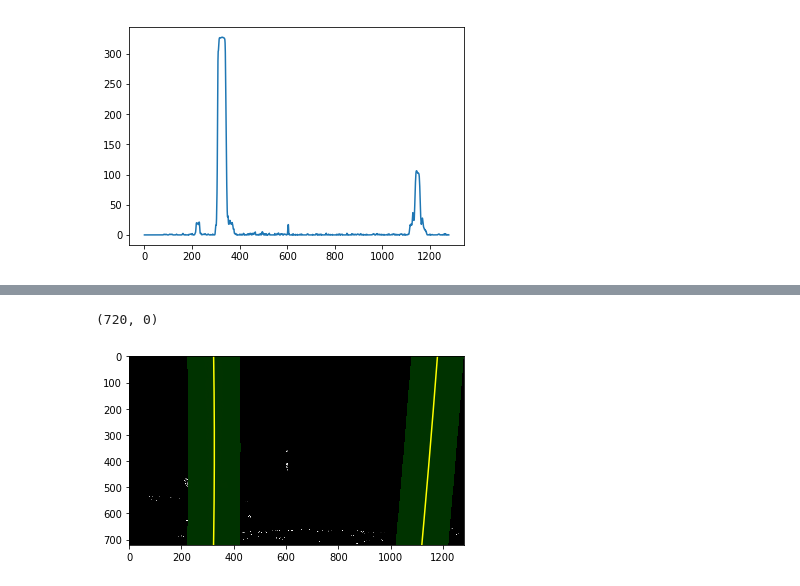
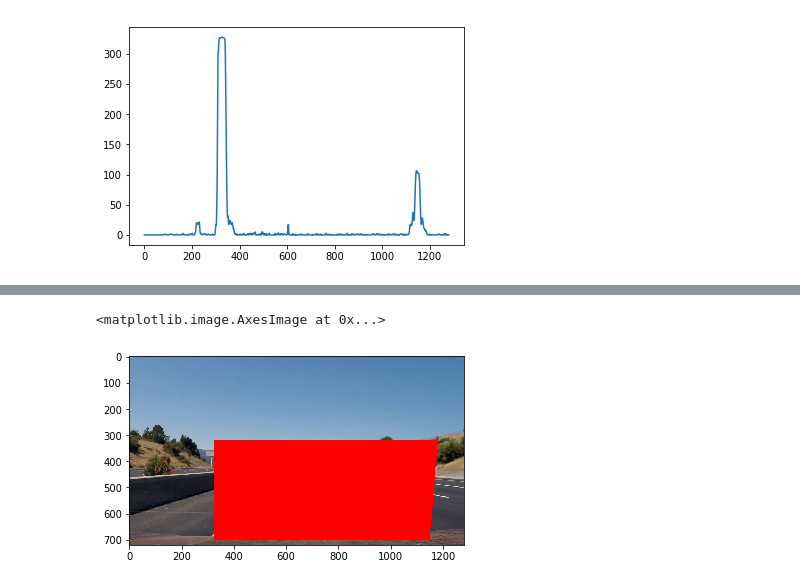
Before and after one commit to hygu/nd013, a Jupyter notebook: exp-Conv-closest.ipynb, the cells around one changed output, grey strips where cells are left out. Saved outputs shown, nothing was run; the diff lists cells and outputs as text; code cells hidden in the pictures.

```diff
--- a/exp-Conv-closest.ipynb
+++ b/exp-Conv-closest.ipynb
@@ -255,34 +269,33 @@ right_fitx = right_fit[0]*ploty**2 + right_fit[1]*ploty + right_fit[2]
-# %%
-# Create an image to draw on and an image to show the selection window
-out_img = np.dstack((binary_warped, binary_warped, binary_warped))*255
-window_img = np.zeros_like(out_img)
-# Color in left and right line pixels
-out_img[nonzeroy[left_lane_inds], nonzerox[left_lane_inds]] = [255, 0, 0]
-out_img[nonzeroy[right_lane_inds], nonzerox[right_lane_inds]] = [0, 0, 255]
-
-# Generate a polygon to illustrate the search window area
-# And recast the x and y points into usable format for cv2.fillPoly()
-left_line_window1 = np.array([np.transpose(np.vstack([left_fitx-margin, ploty]))])
-left_line_window2 = np.array([np.flipud(np.transpose(np.vstack([left_fitx+margin,
-                              ploty])))])
-left_line_pts = np.hstack((left_line_window1, left_line_window2))
-right_line_window1 = np.array([np.transpose(np.vstack([right_fitx-margin, ploty]))])
-right_line_window2 = np.array([np.flipud(np.transpose(np.vstack([right_fitx+margin,
-                              ploty])))])
-right_line_pts = np.hstack((right_line_window1, right_line_window2))
-
-# Draw the lane onto the warped blank image
-cv2.fillPoly(window_img, np.int_([left_line_pts]), (0,255, 0))
-cv2.fillPoly(window_img, np.int_([right_line_pts]), (0,255, 0))
-result = cv2.addWeighted(out_img, 1, window_img, 0.3, 0)
-plt.imshow(result)
-plt.plot(left_fitx, ploty, color='yellow')
-plt.plot(right_fitx, ploty, color='yellow')
-plt.xlim(0, 1280)
-plt.ylim(720, 0)
-# %% [output]
-(720, 0)
-[figure, removed]
+# %%
+left_points = []
+right_points = []
+y_points = []
+y2_points = []
+for i in range(0,20):
+    left_points.append(left_fitx[i*20])
+    right_points.append(right_fitx[i*20])
+    y_points.append(700 - i*20)
+    y2_points.append(320 + i *20)
+
+whole_points = left_points + right_points
+whole_y = y_points + y2_points
+
+#print(whole_points)
+#print(whole_y)
+#right_points.append((right_fitx[i*10]))
+
+#print("left:", left_points)
+#print("right:", right_points)
+#print("y location:", y_points)
+
+lpoints = np.column_stack([whole_points, whole_y])
+# %%
+cv2.fillPoly(image, np.int32([lpoints]), (255,0, 0))
+
+plt.imshow(image)
+# %% [output]
+<matplotlib.image.AxesImage at 0x...>
+[figure, added]
 # %%
 y_eval = np.max(ploty)
 left_curverad = int(((1 + (2*left_fit[0]*y_eval + left_fit[1])**2)**1.5) / np.absolute(2*left_fit[0]))
```
Also changed, not shown: parts of 12 cells of this notebook.
